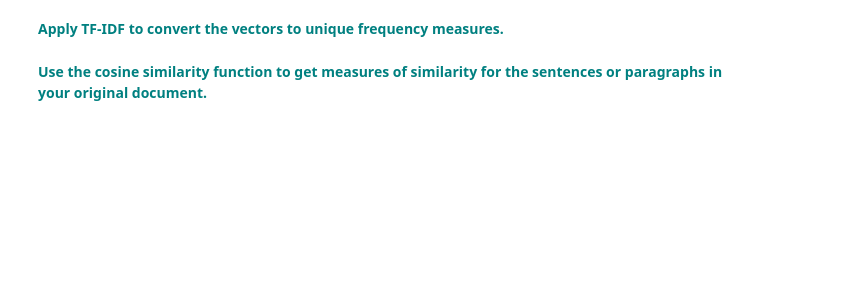
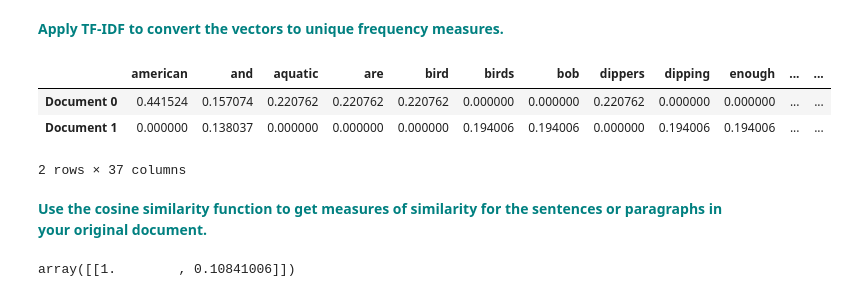
Before and after one commit to amoutafian/cosine_similarity_case_study, a Jupyter notebook: Cosine_Similarity_Case_Study.ipynb, the cells around one changed output. Cells and saved outputs as stored; diff of their text form; code cells hidden in the pictures; blank space fills up the shorter version.

```diff
--- a/Cosine_Similarity_Case_Study.ipynb
+++ b/Cosine_Similarity_Case_Study.ipynb
@@ -142,4 +162,18 @@ Replace the current values for `Document 0` and `Document 1` with your own sente
 # %% [markdown]
  **<font color='teal'> Apply TF-IDF to convert the vectors to unique frequency measures.</font>**
+# %%
+vectorizer = TfidfVectorizer()
+trsfm=vectorizer.fit_transform(corpus)
+feature_names = vectorizer.get_feature_names_out()
+pd.DataFrame(trsfm.toarray(),columns=feature_names,index=['Document 0','Document 1'])
+# %% [output]
+|  | american | and | aquatic | are | bird | birds | bob | dippers | dipping | enough | ... | ... |
+| Document 0 | 0.441524 | 0.157074 | 0.220762 | 0.220762 | 0.220762 | 0.000000 | 0.000000 | 0.220762 | 0.000000 | 0.000000 | ... | ... |
+| Document 1 | 0.000000 | 0.138037 | 0.000000 | 0.000000 | 0.000000 | 0.194006 | 0.194006 | 0.000000 | 0.194006 | 0.194006 | ... | ... |
+2 rows × 37 columns
 # %% [markdown]
  **<font color='teal'> Use the cosine similarity function to get measures of similarity for the sentences or paragraphs in your original document.</font>**
+# %%
+cosine_similarity(trsfm[0:1], trsfm)
+# %% [output]
+array([[1.        , 0.10841006]])
```
Also changed, not shown: parts of 5 cells of this notebook.
